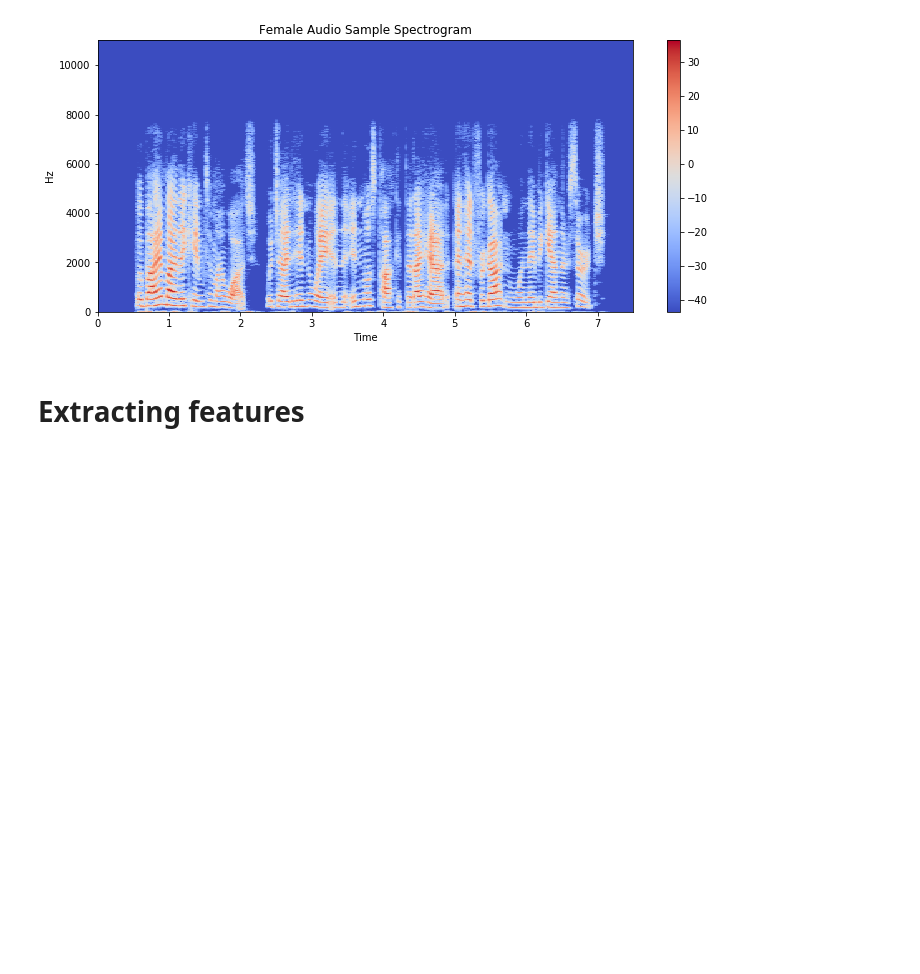
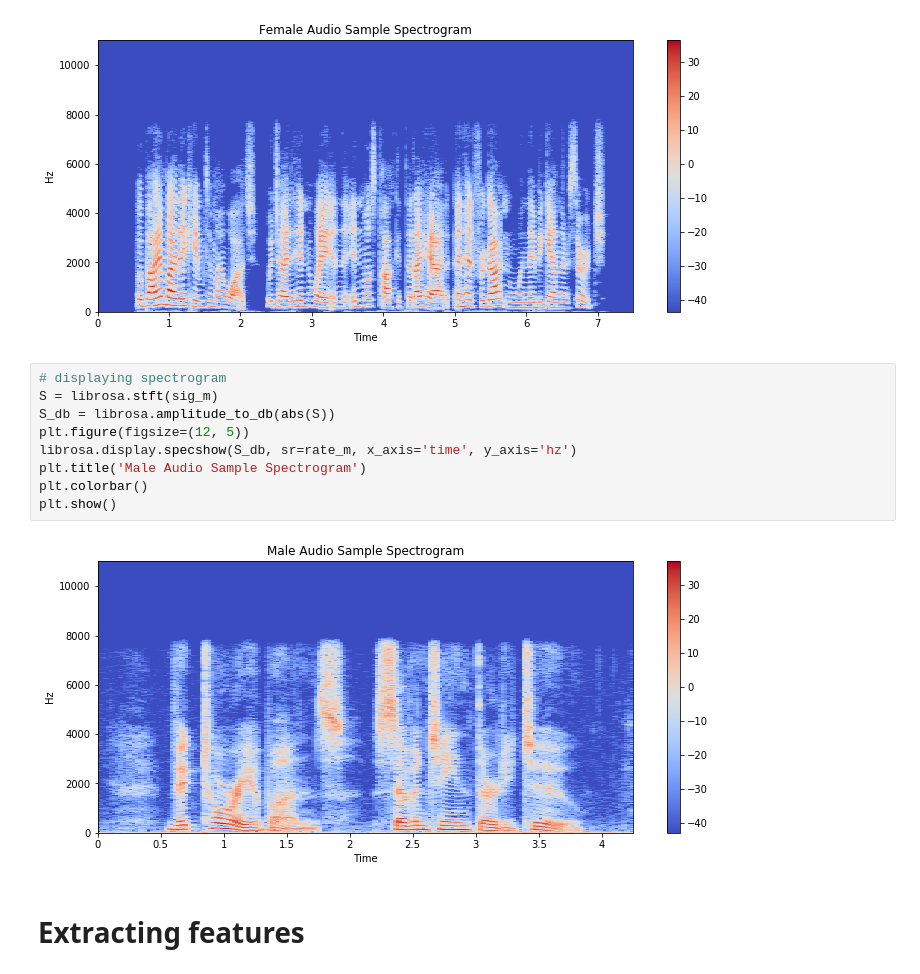
Before and after one commit to joellehanna/Speaker-gender-classification, a Jupyter notebook: gender_classification.ipynb, the cells around one changed output. Cells and saved outputs as stored; diff of their text form; blank space fills up the shorter version.

```diff
--- a/gender_classification.ipynb
+++ b/gender_classification.ipynb
@@ -107,6 +112,17 @@ plt.colorbar()
 plt.show()
 # %% [output]
 [figure]
+# %%
+# displaying spectrogram
+S = librosa.stft(sig_m)
+S_db = librosa.amplitude_to_db(abs(S))
+plt.figure(figsize=(12, 5))
+librosa.display.specshow(S_db, sr=rate_m, x_axis='time', y_axis='hz')
+plt.title('Male Audio Sample Spectrogram')
+plt.colorbar()
+plt.show()
+# %% [output]
+[figure, added]
 # %% [markdown]
 # Extracting features
 # %%
```
Also changed, not shown: parts of 7 cells of this notebook.
